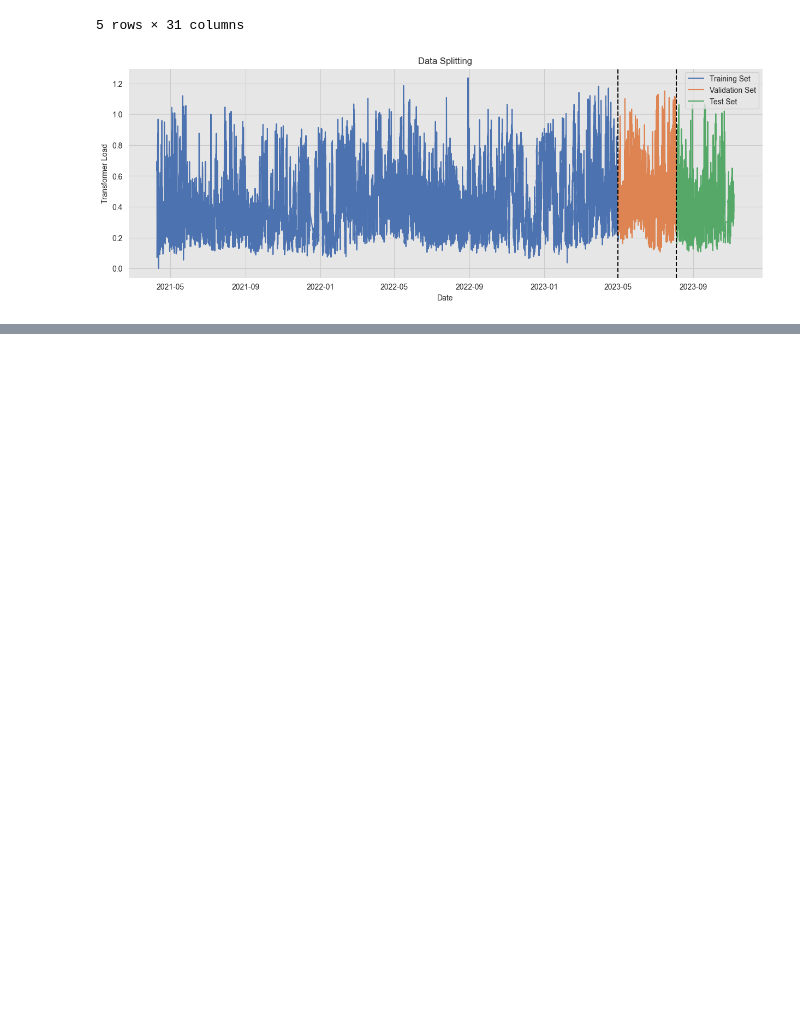
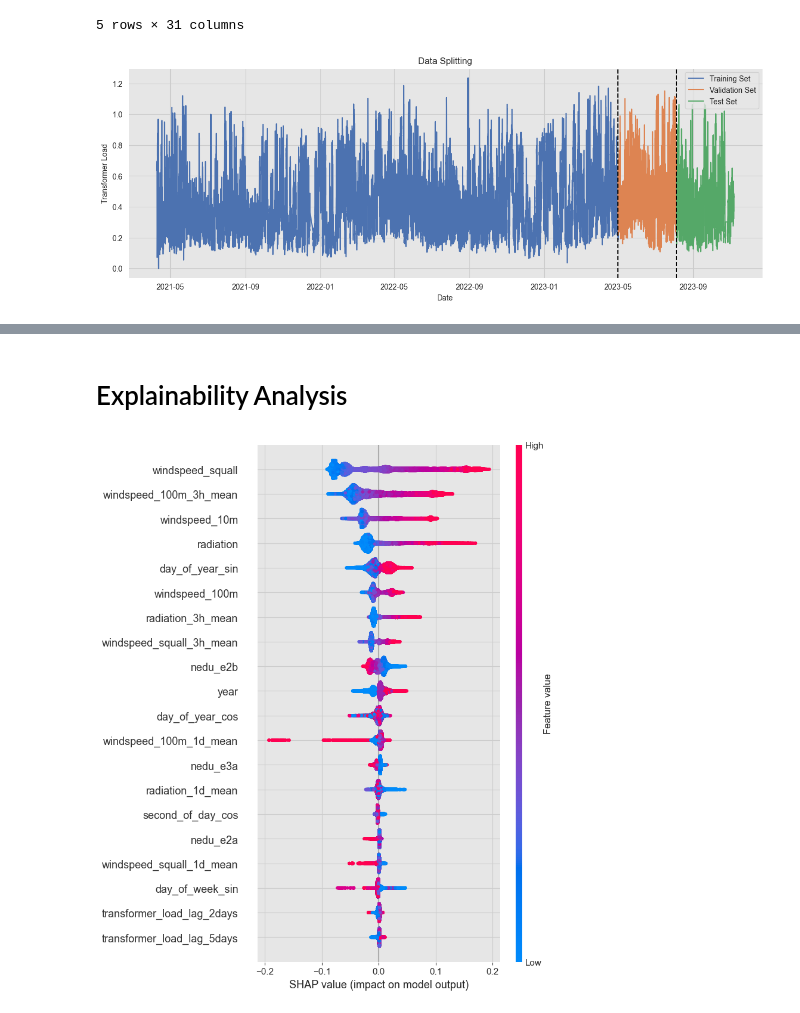
Before and after one commit to MaxPolak97/congestion-predictive-modelling, a Jupyter notebook: 02_Predictive_Modelling.ipynb, the cells around one changed output, grey strips where cells are left out. Drawn from its saved outputs; the diff is of its cells as text; code cells hidden in the pictures; blank space fills up the shorter version.

```diff
--- a/02_Predictive_Modelling.ipynb
+++ b/02_Predictive_Modelling.ipynb
@@ -74,7 +88,6 @@ lgb_params = {
     'learning_rate': 0.1,
     'num_leaves': 16,
     'max_depth': -1,
-    'min_data_in_leaf': 20,
     'min_gain_to_split': 0,
     'bagging_fraction': 0.9,
     'bagging_freq': 1,
@@ -83,12 +96,6 @@ lgb_params = {
     'lambda_l2': 0.01,
     'force_col_wise': 'true'
 }
-# %%
-# Preparing the data for LightGBM
-target = 'transformer_load'
-train_data = lgb.Dataset(train.drop(columns=['transformer_load']), label=train['transformer_load'])
-val_data = lgb.Dataset(val.drop(columns=['transformer_load']), label=val['transformer_load'])
-test_data = lgb.Dataset(test.drop(columns=['transformer_load']), label=test['transformer_load'])
 # %%
 # Training models for each quantile
 quantiles = [0.05, 0.5, 0.95]
@@ -101,7 +108,7 @@ for quantile in quantiles:
                       train_data,
                       num_boost_round=400,
                       valid_sets=[train_data, val_data],
-                      callbacks=[lgb.early_stopping(stopping_rounds=40), lgb.log_evaluation(50)]
+                      callbacks=[lgb.early_stopping(stopping_rounds=40)]
                       )
     models[quantile] = model
 # %% [output]
@@ -113,0 +132,11 @@ KeyboardInterrupt:
+# %% [markdown]
+# Explainability Analysis
+# %%
+# Determine SHAP values
+explainer = shap.TreeExplainer(models[0.5])
+shap_values = explainer.shap_values(train.drop(columns=['transformer_load']))
+# %%
+# Create the SHAP summary plot
+shap.summary_plot(shap_values, train.drop(columns=['transformer_load']))
+# %% [output]
+[figure, added]
```
Also changed, not shown: parts of 16 cells of this notebook, 6 other files.
